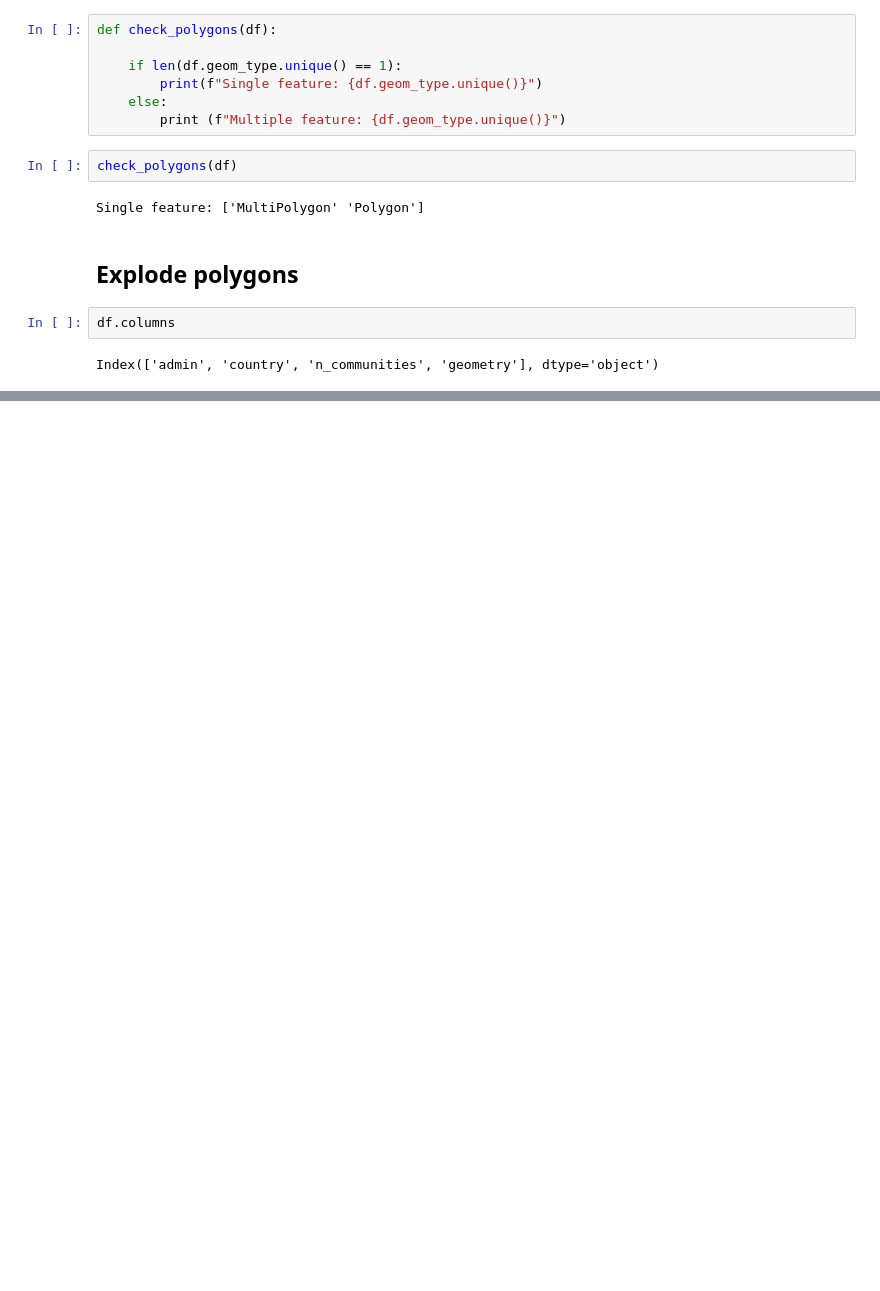
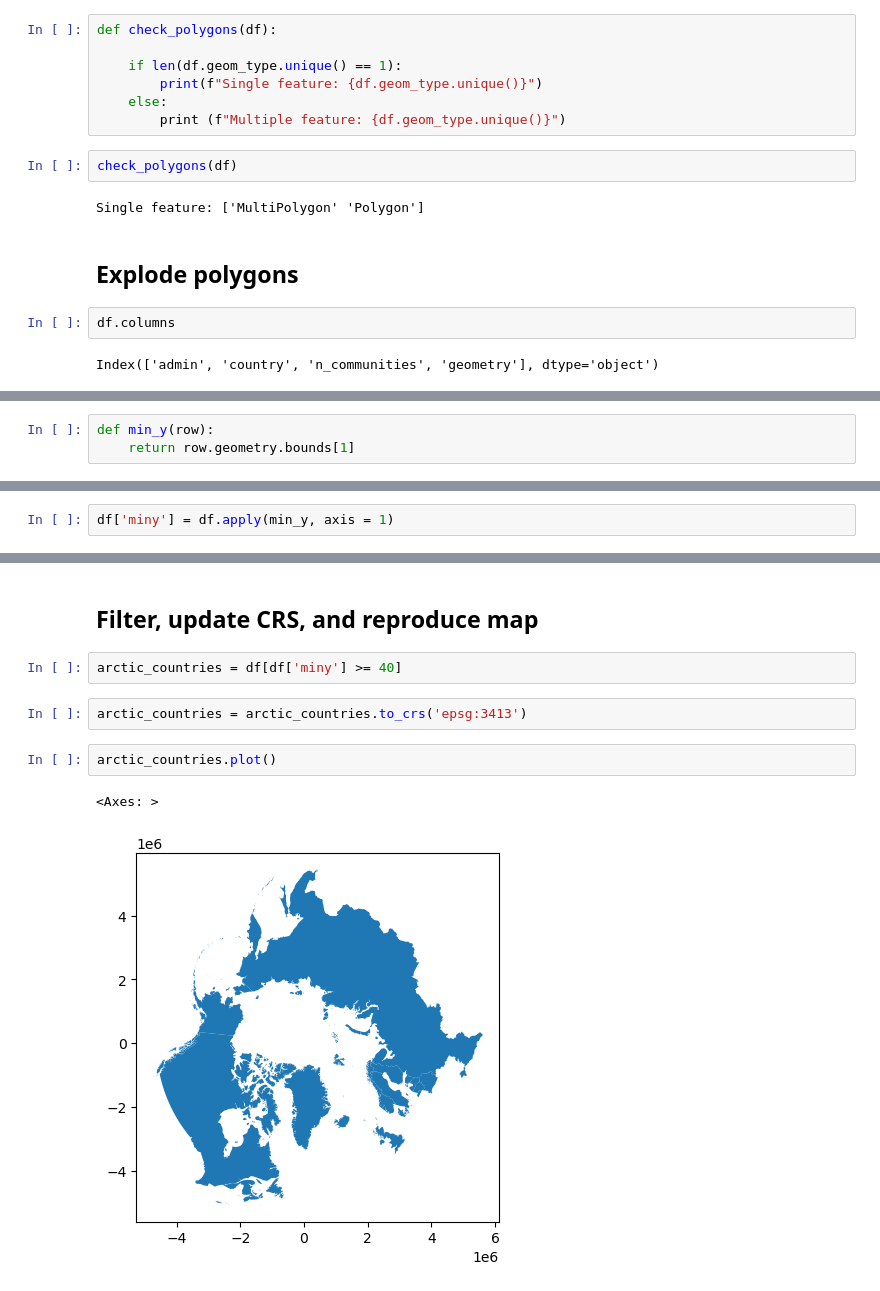
Before and after one commit to IsabellaSegarra/eds220-2025-sections, a Jupyter notebook: Section-6-arctic-communities.ipynb, the cells around one changed output, grey strips where cells are left out. Drawn from its saved outputs; the diff is of its cells as text; blank space fills up the shorter version.

```diff
--- a/Section-6-arctic-communities.ipynb
+++ b/Section-6-arctic-communities.ipynb
@@ -78,0 +110,3 @@ subset_df = df.explode(column = 'geometry', ignore_index=False, index_parts=Fals
+# %%
+def min_y(row):
+    return row.geometry.bounds[1]
@@ -78,0 +115,2 @@ subset_df = df.explode(column = 'geometry', ignore_index=False, index_parts=Fals
+# %%
+df['miny'] = df.apply(min_y, axis = 1)
@@ -78,0 +126,11 @@ subset_df = df.explode(column = 'geometry', ignore_index=False, index_parts=Fals
+# %% [markdown]
+## Filter, update CRS, and reproduce map
+# %%
+arctic_countries = df[df['miny'] >= 40]
+# %%
+arctic_countries = arctic_countries.to_crs('epsg:3413')
+# %%
+arctic_countries.plot()
+# %% [output]
+<Axes: >
+[figure, added]
```
Also changed, not shown: parts of 11 cells of this notebook.
